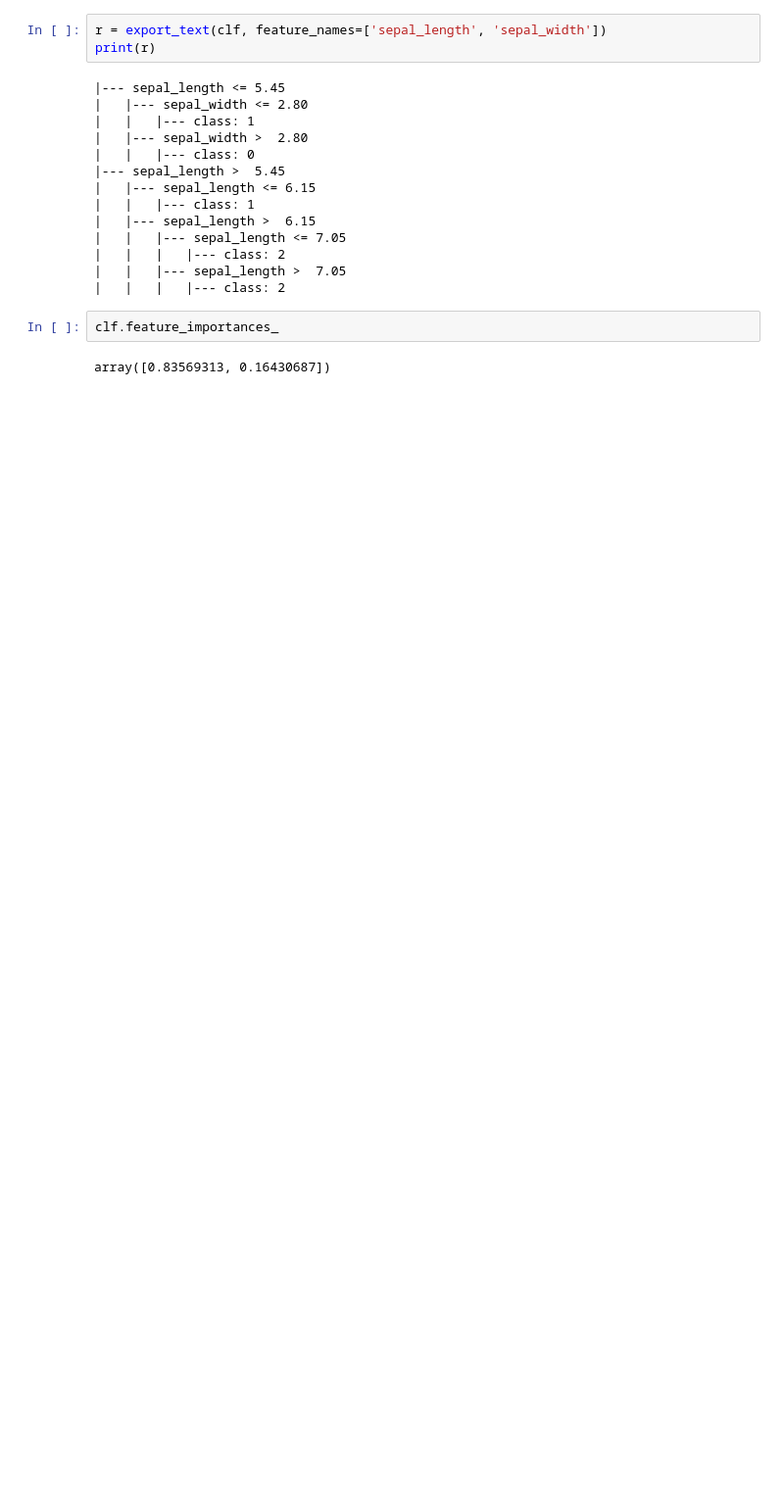
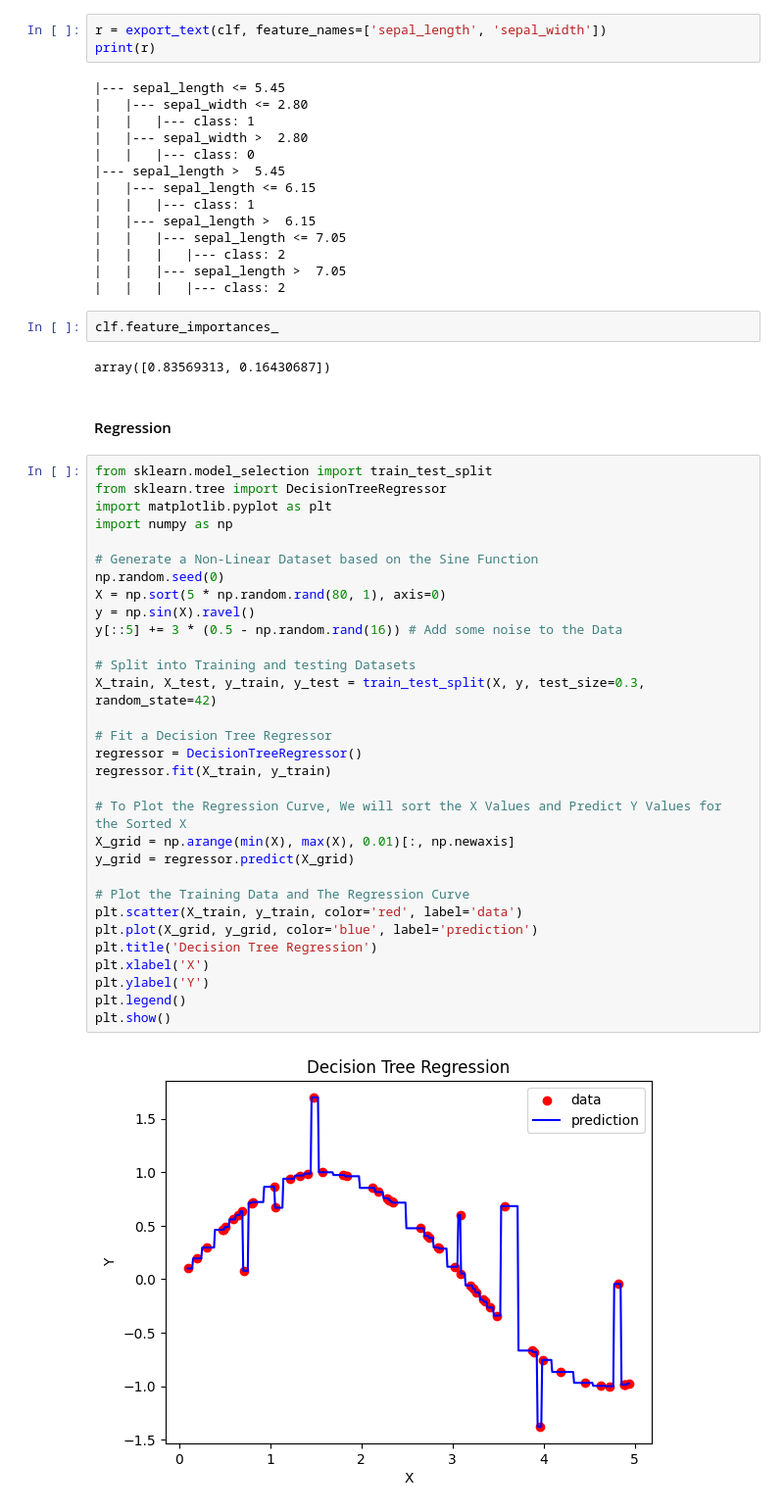
Before and after one commit to Apurba1903/Decision_Tree, a Jupyter notebook: decision_tree.ipynb, the cells around one changed output. Shown at 98% size. Drawn from its saved outputs; the diff is of its cells as text; blank space fills up the shorter version.

Commit message:
Decision Tree Regression

```diff
--- a/decision_tree.ipynb
+++ b/decision_tree.ipynb
@@ -73,3 +73,38 @@ print(r)
 clf.feature_importances_
 # %% [output]
 array([0.83569313, 0.16430687])
+# %% [markdown]
+#### Regression
+# %%
+from sklearn.model_selection import train_test_split
+from sklearn.tree import DecisionTreeRegressor
+import matplotlib.pyplot as plt
+import numpy as np
+
+# Generate a Non-Linear Dataset based on the Sine Function
+np.random.seed(0)
+X = np.sort(5 * np.random.rand(80, 1), axis=0)
+y = np.sin(X).ravel()
+y[::5] += 3 * (0.5 - np.random.rand(16)) # Add some noise to the Data
+
+# Split into Training and testing Datasets
+X_train, X_test, y_train, y_test = train_test_split(X, y, test_size=0.3, random_state=42)
+
+# Fit a Decision Tree Regressor
+regressor = DecisionTreeRegressor()
+regressor.fit(X_train, y_train)
+
+# To Plot the Regression Curve, We will sort the X Values and Predict Y Values for the Sorted X
+X_grid = np.arange(min(X), max(X), 0.01)[:, np.newaxis]
+y_grid = regressor.predict(X_grid)
+
+# Plot the Training Data and The Regression Curve
+plt.scatter(X_train, y_train, color='red', label='data')
+plt.plot(X_grid, y_grid, color='blue', label='prediction')
+plt.title('Decision Tree Regression')
+plt.xlabel('X')
+plt.ylabel('Y')
+plt.legend()
+plt.show()
+# %% [output]
+[figure, added]
```
Also changed, not shown: parts of 1 cell of this notebook.
